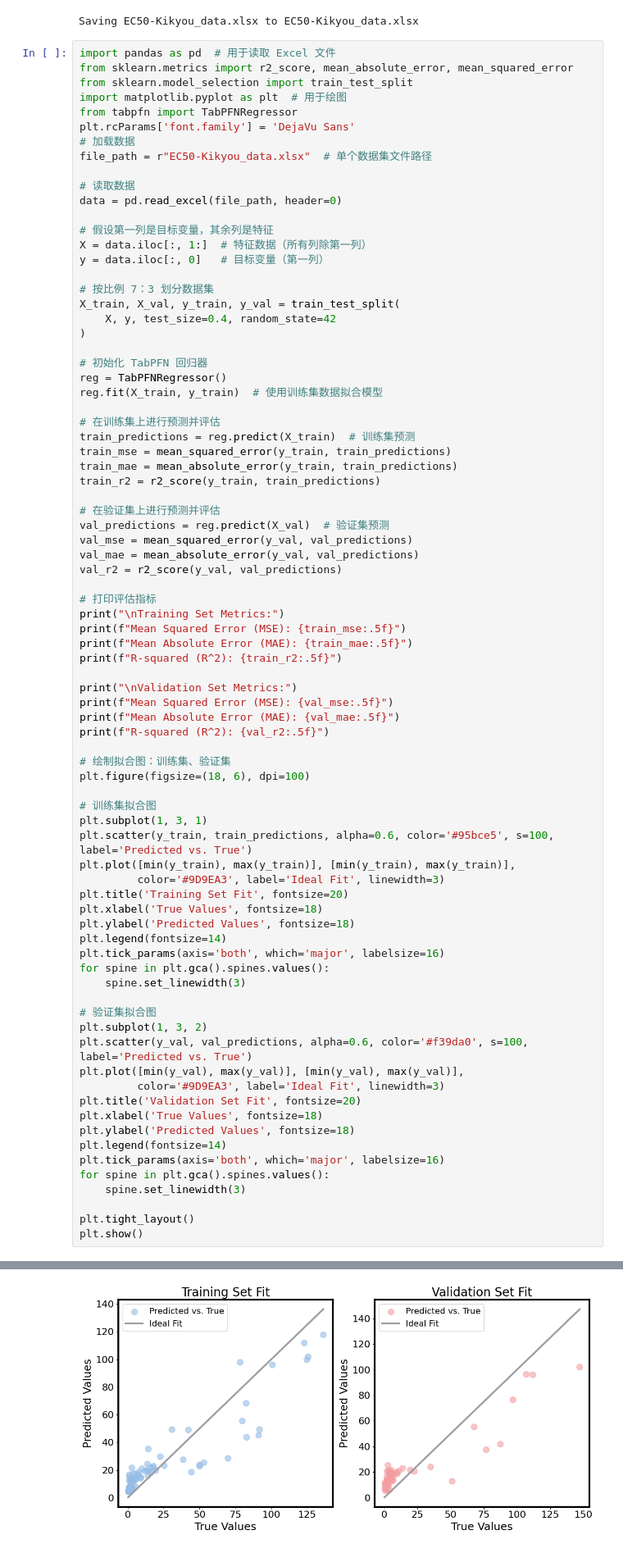
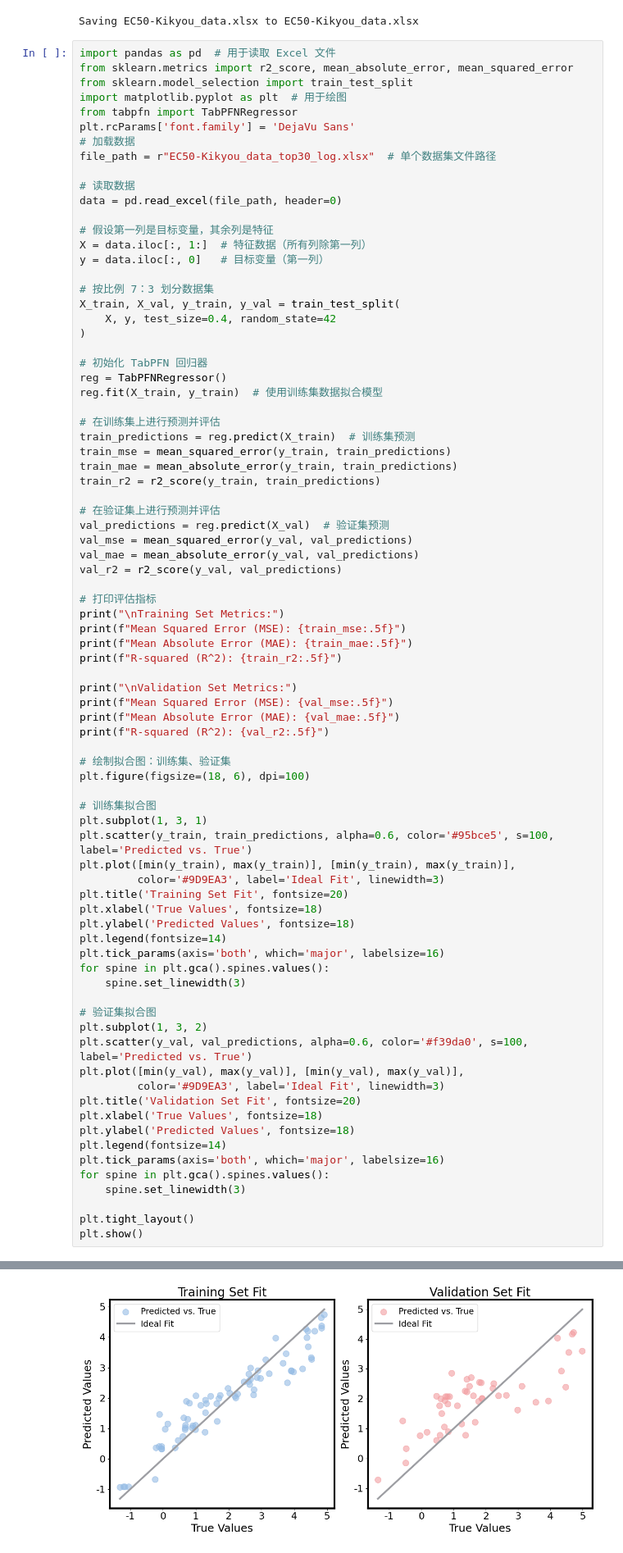
Before and after one commit to ustcldg-sudo/tabpfn-demo, a Jupyter notebook: examples/notebooks/TabPFN_Demo_Local.ipynb, the cells around one changed output, grey strips where cells are left out. Shown at 82% size. Saved outputs shown, nothing was run; the diff lists cells and outputs as text.

```diff
--- a/examples/notebooks/TabPFN_Demo_Local.ipynb
+++ b/examples/notebooks/TabPFN_Demo_Local.ipynb
@@ -446,7 +446,7 @@ import matplotlib.pyplot as plt  # 用于绘图
 from tabpfn import TabPFNRegressor
 plt.rcParams['font.family'] = 'DejaVu Sans'
 # 加载数据
-file_path = r"EC50-Kikyou_data.xlsx"  # 单个数据集文件路径
+file_path = r"EC50-Kikyou_data_top30_log.xlsx"  # 单个数据集文件路径
 
 # 读取数据
 data = pd.read_excel(file_path, header=0)
@@ -531,4 +531,4 @@ R-squared (R^2): 0.77656
-[figure, old version]
+[figure, new version]
 # %%
 import os
 import numpy as np
```
Also changed, not shown: parts of 4 cells of this notebook.
